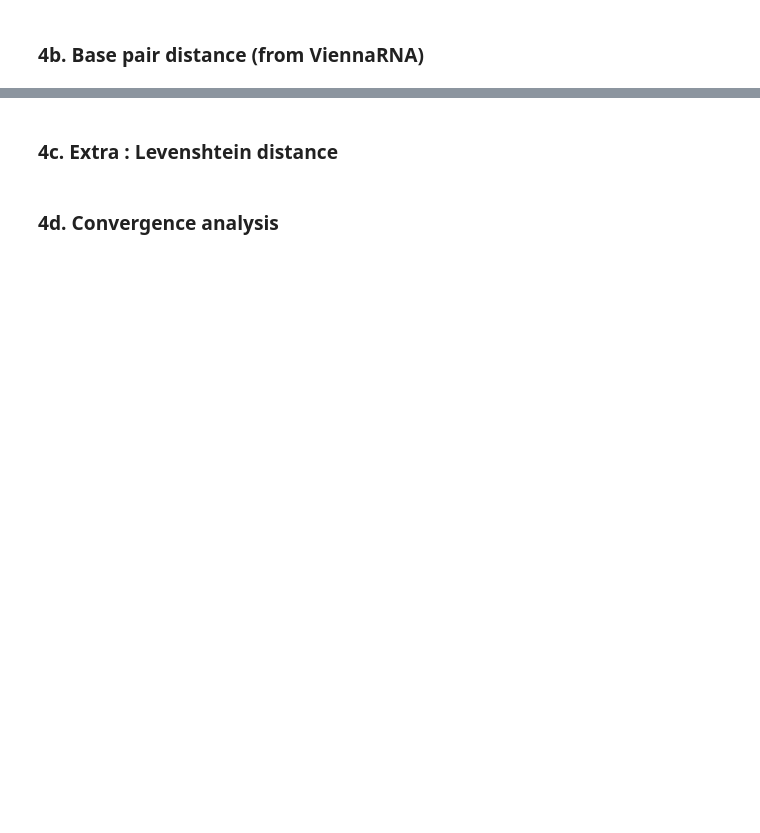
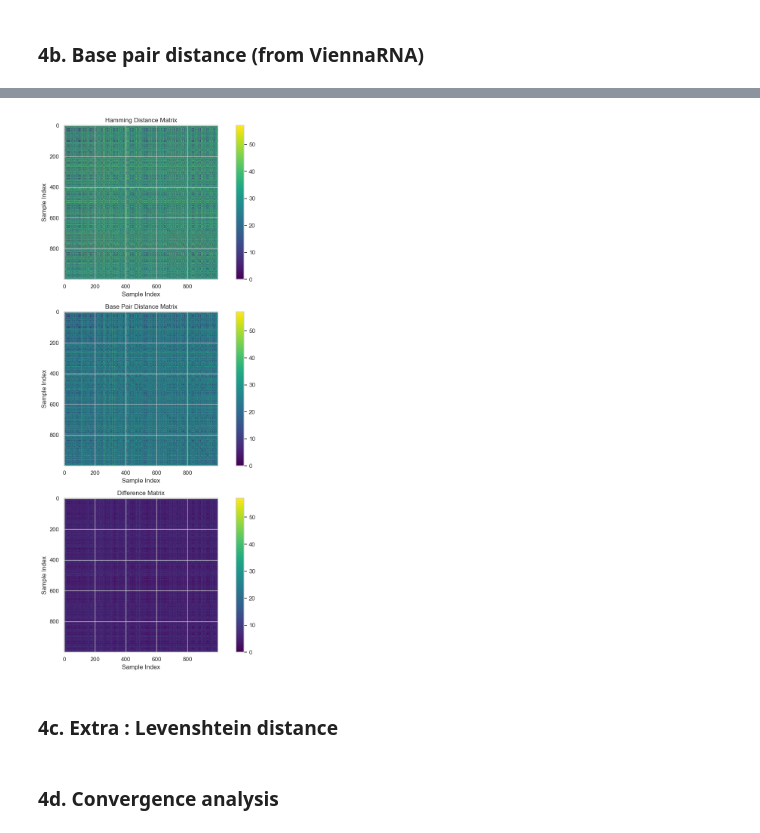
Before and after one commit to beline-y/Clustering-of-RNA-structures, a Jupyter notebook: clustering_rna_structures.ipynb, the cells around one changed output, grey strips where cells are left out. Drawn from its saved outputs; the diff is of its cells as text; code cells hidden in the pictures; blank space fills up the shorter version.

```diff
--- a/clustering_rna_structures.ipynb
+++ b/clustering_rna_structures.ipynb
@@ -457,3 +457,32 @@ Max distance: 50
+# %%
+# vertical 3 plot figure with hamming distance, base pair distance and difference of the two matrices
+
+fig, axes = plt.subplots(3, 1, figsize=(10, 15))
+axes[0].imshow(hamming_distance_matrix, cmap='viridis')
+axes[0].set_title("Hamming Distance Matrix")
+axes[0].set_xlabel("Sample Index")
+axes[0].set_ylabel("Sample Index")
+
+axes[1].imshow(dist_bp, cmap='viridis')
+axes[1].set_title("Base Pair Distance Matrix")
+axes[1].set_xlabel("Sample Index")
+axes[1].set_ylabel("Sample Index")
+
+axes[2].imshow(np.abs(dist_bp - hamming_distance_matrix), cmap='viridis')
+axes[2].set_title("Difference Matrix")
+axes[2].set_xlabel("Sample Index")
+axes[2].set_ylabel("Sample Index")
+
+# have a colorbar for each plot with the same scale
+for ax in axes:
+    im = ax.images[0]
+    im.set_clim(0, max(dist_bp.max(), hamming_distance_matrix.max()))
+    plt.colorbar(im, ax=ax)
+
+plt.tight_layout()
+plt.show()
+# %% [output]
+[figure, added]
 # %% [markdown]
 ### 4c. Extra : Levenshtein distance
 # %%
```
Also changed, not shown: parts of 19 cells of this notebook.
